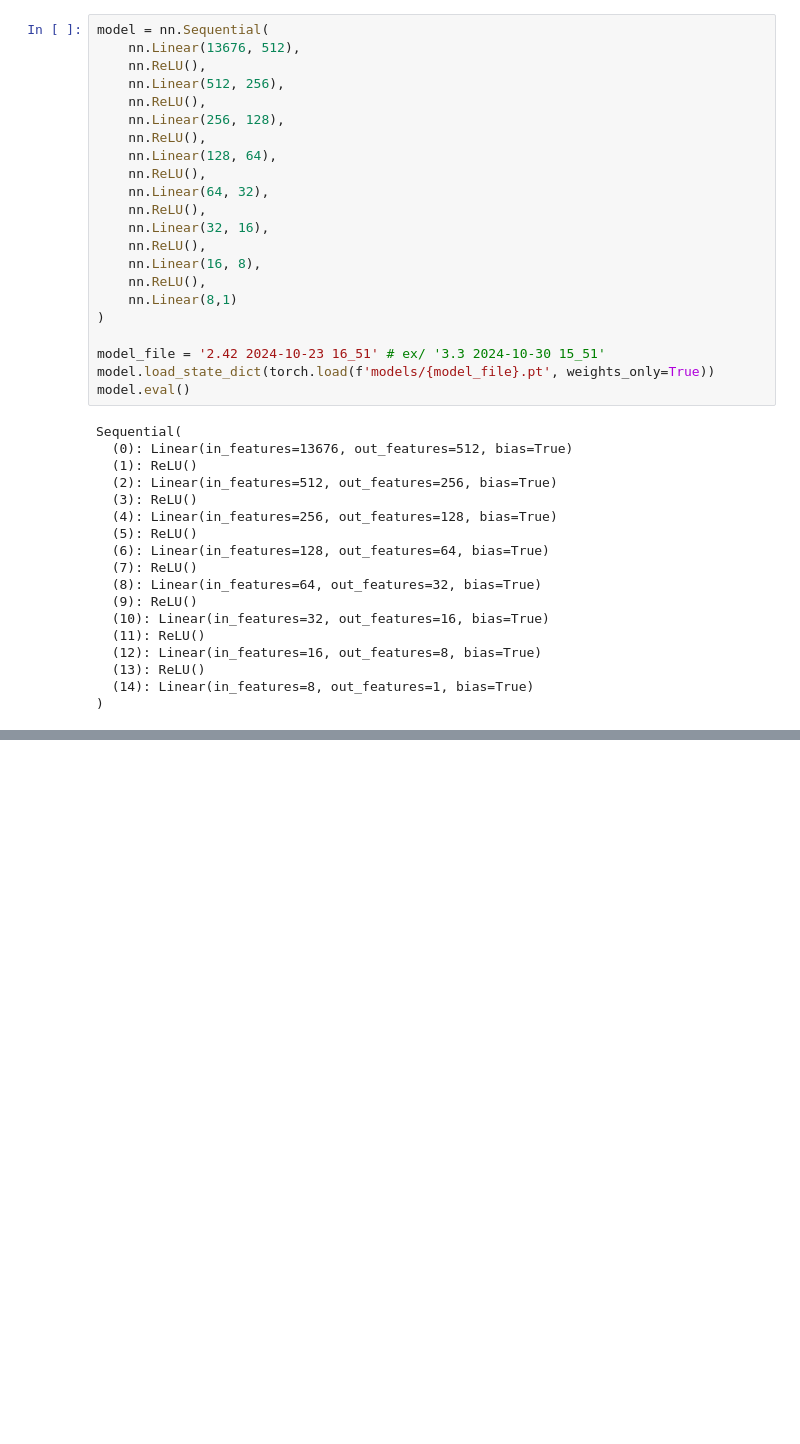
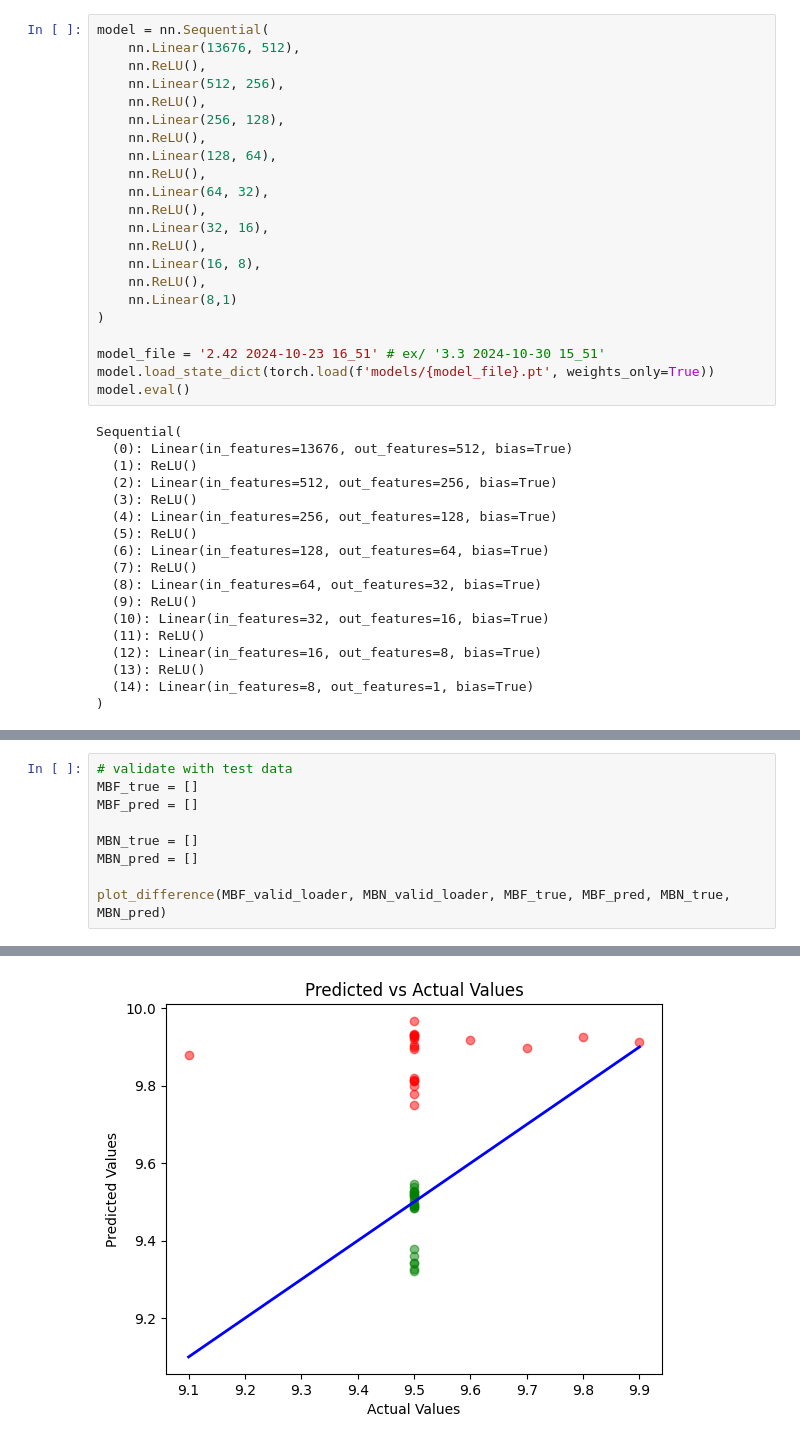
Before and after one commit to leizhou69/DiAGE, a Jupyter notebook: nn/test_hi_fat.ipynb, the cells around one changed output, grey strips where cells are left out. Drawn from its saved outputs; the diff is of its cells as text; blank space fills up the shorter version.

```diff
--- a/nn/test_hi_fat.ipynb
+++ b/nn/test_hi_fat.ipynb
@@ -348,0 +271,10 @@ RMSE Loss: 0.49508672917747837
+# %%
+# validate with test data
+MBF_true = []
+MBF_pred = []
+
+MBN_true = []
+MBN_pred = []
+
+plot_difference(MBF_valid_loader, MBN_valid_loader, MBF_true, MBF_pred, MBN_true, MBN_pred)
+# %% [output]
@@ -348,0 +285 @@ RMSE Loss: 0.49508672917747837
+[figure, added]
```
Also changed, not shown: parts of 15 cells of this notebook.
